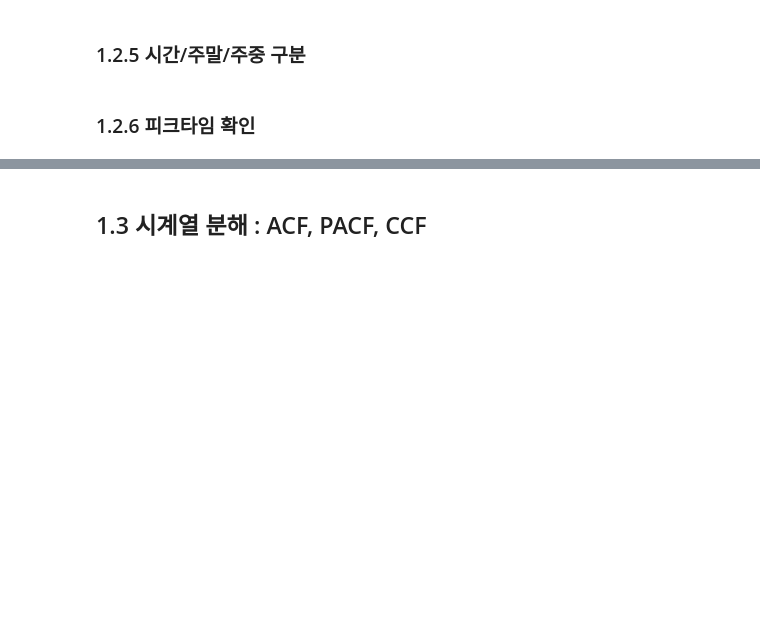
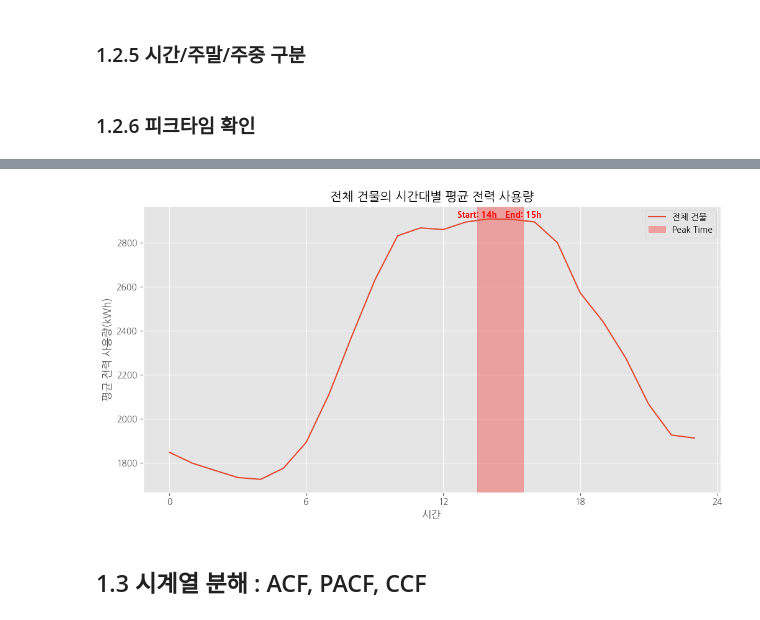
Before and after one commit to jiwon9898/GIT_PROJECT_TEST, a Jupyter notebook: 코드북_제출용/2주차_전력데이터_코드북.ipynb, the cells around one changed output, grey strips where cells are left out. Cells and saved outputs as stored; diff of their text form; code cells hidden in the pictures; blank space fills up the shorter version.

```diff
--- a/코드북_제출용/2주차_전력데이터_코드북.ipynb
+++ b/코드북_제출용/2주차_전력데이터_코드북.ipynb
@@ -771,3 +822,35 @@ plt.show()
+# %%
+# 전체 건물 평균 전력량 기준 peak time 확인
+
+# 전체 건물의 시간대별 평균 전력 사용량 계산
+avg_usage_total = train_df.groupby('time')['전력사용량(kWh)'].mean()
+
+# Peak time 구간 찾기
+peak_start = avg_usage_total.idxmax()  # Peak time 시작 시간
+peak_end = peak_start + 1  # Peak time 종료 시간
+
+# 시간대별 평균 전력 사용량 그래프
+fig, ax = plt.subplots(figsize=(12, 6))
+
+# 전체 건물의 시간대별 평균 전력 사용량 시각화
+ax.plot(avg_usage_total.index, avg_usage_total, label='전체 건물')
+
+# Peak time 구간 표시
+ax.axvspan(peak_start -0.5 , peak_end +0.5, color='red', alpha=0.3, label='Peak Time')
+
+# Peak time 시작 시간과 끝 시간 표시
+ax.text(peak_start - 0.5, avg_usage_total.max() , f'Start: {peak_start}h', ha='center', va='bottom', color='red', fontsize=10, weight='bold')
+ax.text(peak_end + 0.5, avg_usage_total.max(), f'End: {peak_end}h', ha='center', va='bottom', color='red', fontsize=10, weight='bold')
+
+ax.set_title("전체 건물의 시간대별 평균 전력 사용량")
+ax.set_xlabel("시간")
+ax.set_ylabel("평균 전력 사용량(kWh)")
+ax.set_xticks([0, 6, 12, 18, 24])
+ax.legend()
+plt.grid(True)
+plt.show()
+# %% [output]
+[figure, added]
 # %% [markdown]
 ## 1.3 시계열 분해 : ACF, PACF, CCF
 # %%
```
Also changed, not shown: parts of 2 cells of this notebook.
